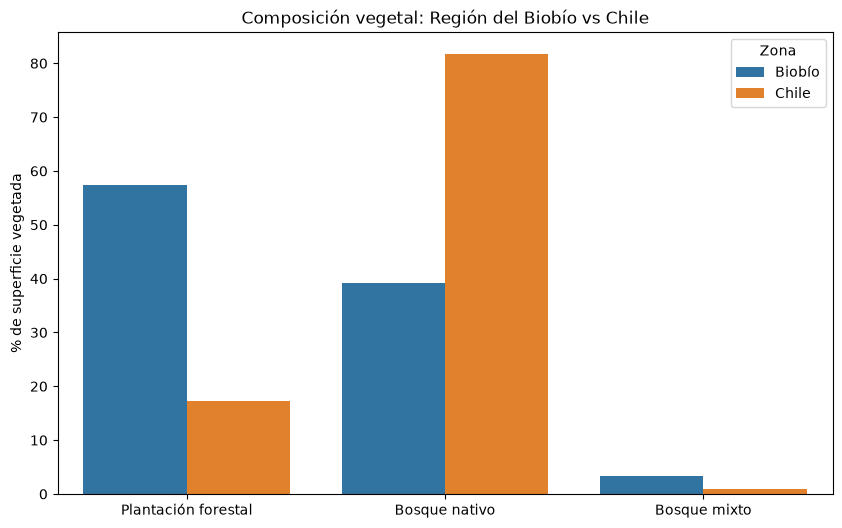
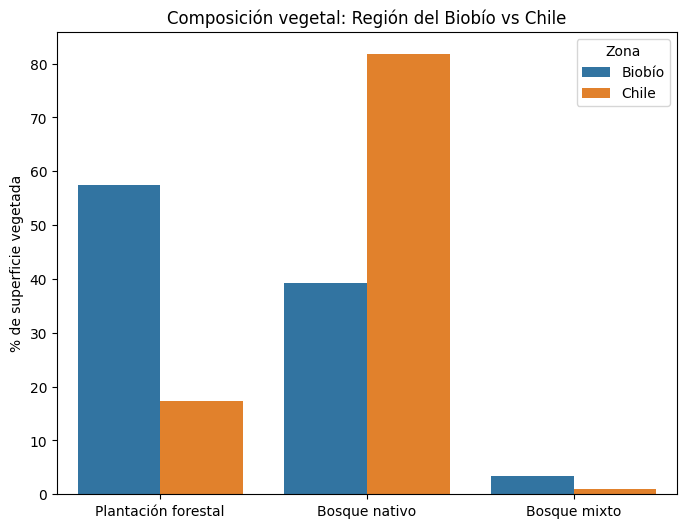
The change to this notebook cell's code, shown as a diff; its figure went from the first image to the second:
--- before
+++ after
@@ -15,5 +15,5 @@
 )
 
-plt.figure(figsize=(10,6))
+plt.figure(figsize=(8,6))
 
 sns.barplot(

Commit: Versiones finales notebook